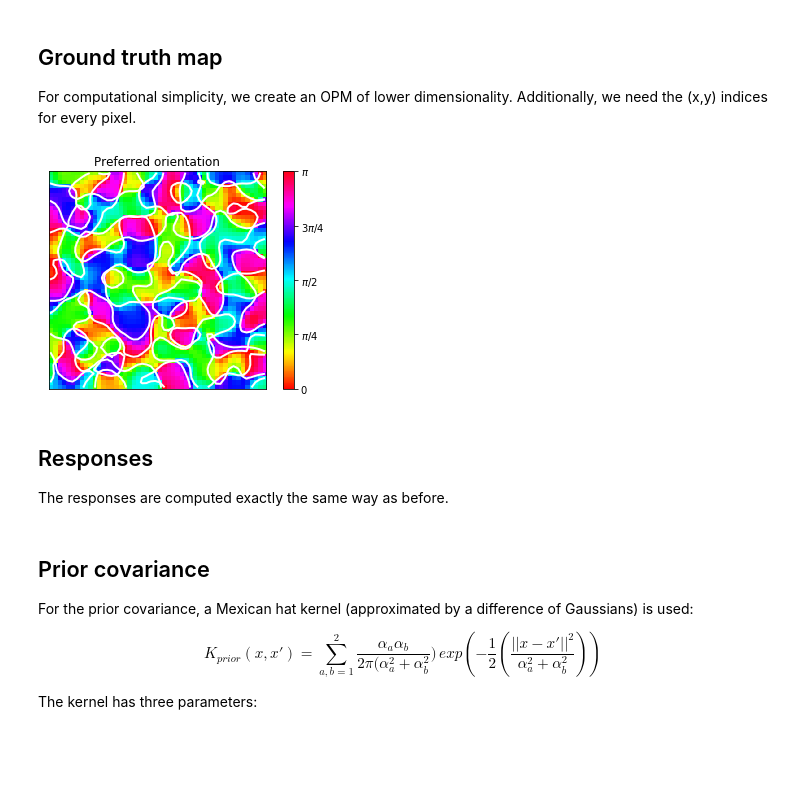
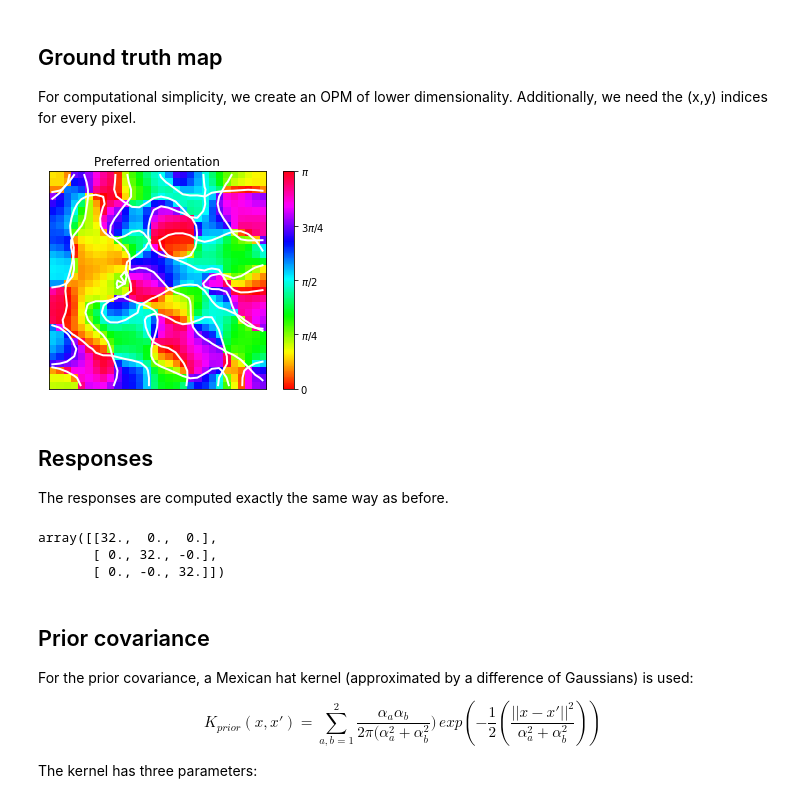
Before and after one commit to mackelab/gp-maps-python, a Jupyter notebook: BayesianOPM.ipynb, the cells around one changed output. Saved outputs shown, nothing was run; the diff lists cells and outputs as text; code cells hidden in the pictures; blank space fills up the shorter version.

```diff
--- a/BayesianOPM.ipynb
+++ b/BayesianOPM.ipynb
@@ -16,33 +17,44 @@ from linalg import ridge_cholesky, ICD
 
 For computational simplicity, we create an OPM of lower dimensionality. Additionally, we need the (x,y) indices for every pixel.
 # %%
-size = 50
+size = 30
 
 n = size**2
 d = 3
 
 # ground truth opm
 m = make_opm(size=size, sigma=2., k=2.)
 
 f, ax = plot_opm(m)
 plot_pinwheels(m, ax)
 
 plt.show()
 
 idx = get_indices(size)
 # %% [output]
-[figure, old version]
+[figure, new version]
 # %% [markdown]
 ## Responses
 The responses are computed exactly the same way as before.
 # %%
 # compute responses
-contrasts = [1.0, 1.0, 1.0]
+contrasts = [1.]
 orientations = [i * np.pi / 8 - np.pi/2 for i in range(8)]
 repetitions = 8
 
 V = create_stimuli(contrasts, orientations, repetitions)
+
+# number of trials
+N = V.shape[0]
+
 R = compute_responses(m, contrasts, orientations, repetitions, sigma=0.01)
+
+np.allclose(V.T @ V, N / 2 * np.eye(d))
+(V.T @ V).round(5)
+# %% [output]
+array([[32.,  0.,  0.],
+       [ 0., 32., -0.],
+       [ 0., -0., 32.]])
 # %% [markdown]
 ## Prior covariance
 For the prior covariance, a Mexican hat kernel (approximated by a difference of Gaussians) is used:
```
Also changed, not shown: parts of 15 cells of this notebook, 2 other files.
